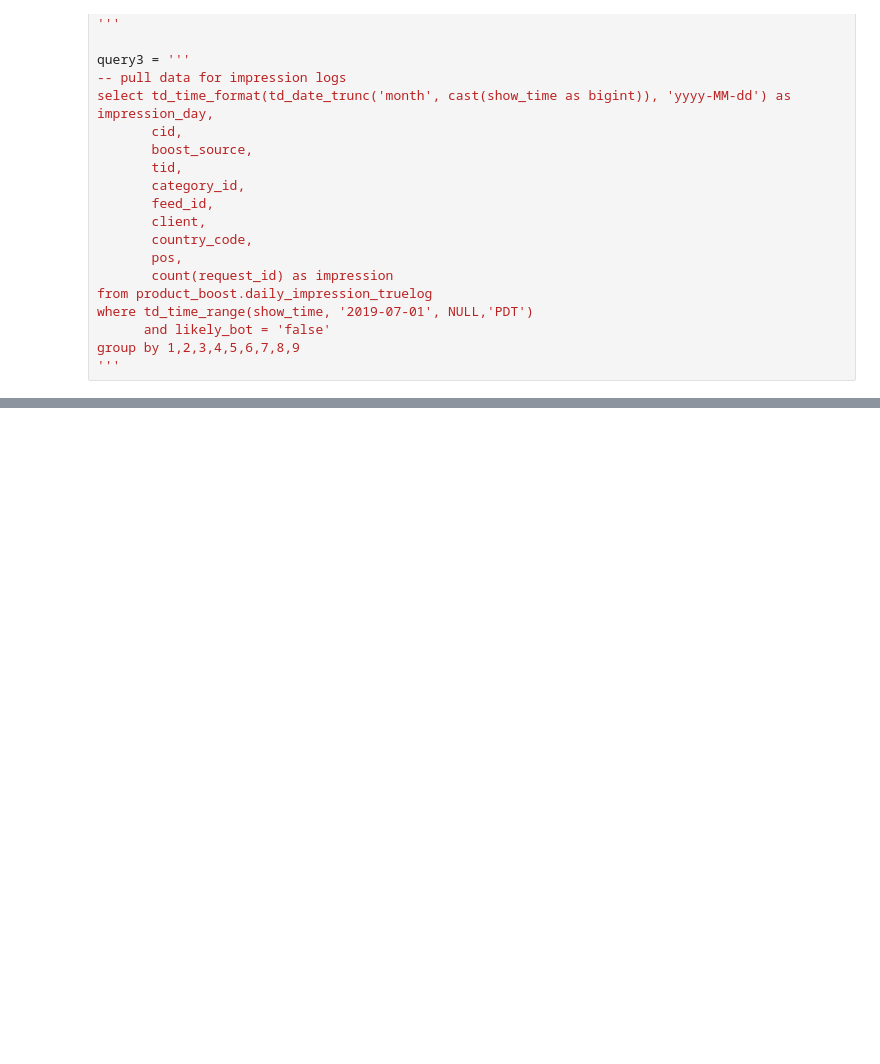
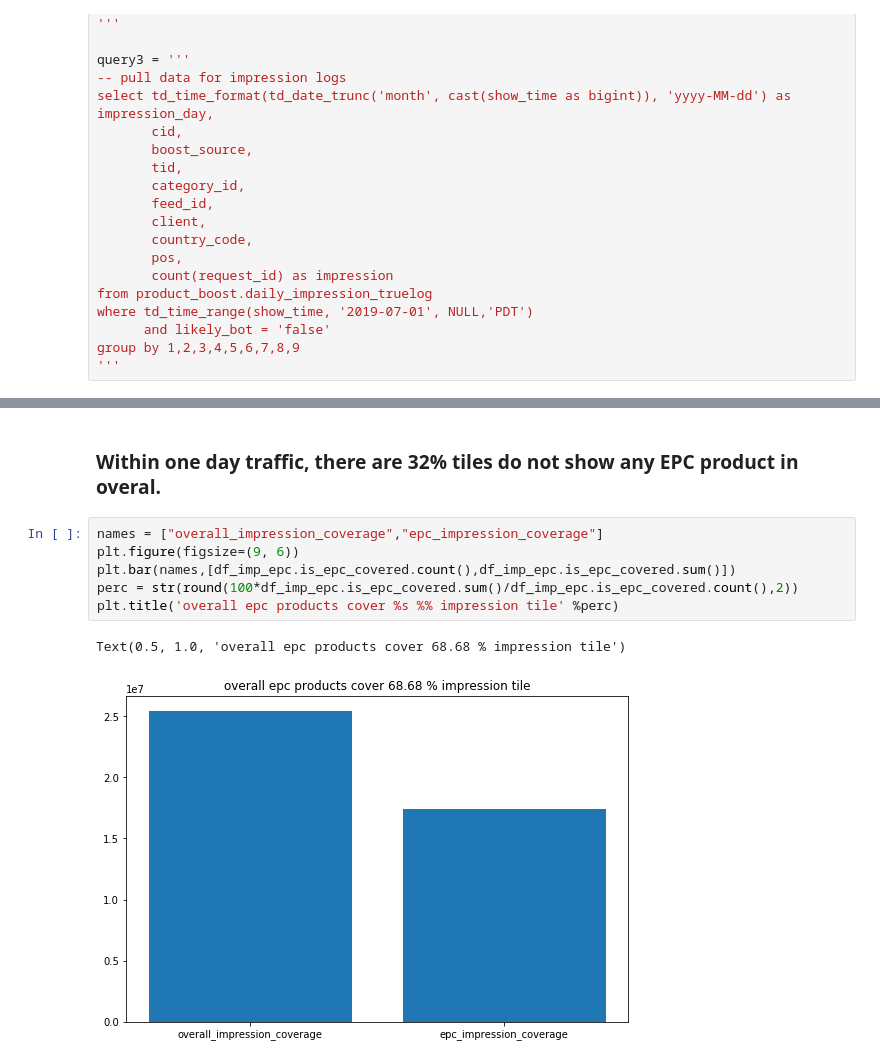
Before and after one commit to zzhang-wish/zzhang_logistics, a Jupyter notebook: EPC_prod_boost/EPC_boost_opportunity_analysis.ipynb, the cells around one changed output, grey strips where cells are left out. Drawn from its saved outputs; the diff is of its cells as text; blank space fills up the shorter version.

```diff
--- a/EPC_prod_boost/EPC_boost_opportunity_analysis.ipynb
+++ b/EPC_prod_boost/EPC_boost_opportunity_analysis.ipynb
@@ -63,0 +221,11 @@ group by 1,2,3,4,5,6,7,8,9
+# %% [markdown]
+### Within one day traffic, there are 32% tiles do not show any EPC product in overal.
+# %%
+names = ["overall_impression_coverage","epc_impression_coverage"]
+plt.figure(figsize=(9, 6))
+plt.bar(names,[df_imp_epc.is_epc_covered.count(),df_imp_epc.is_epc_covered.sum()])
+perc = str(round(100*df_imp_epc.is_epc_covered.sum()/df_imp_epc.is_epc_covered.count(),2))
+plt.title('overall epc products cover %s %% impression tile' %perc)
+# %% [output]
+Text(0.5, 1.0, 'overall epc products cover 68.68 % impression tile')
+[figure, added]
```
Also changed, not shown: parts of 25 cells of this notebook, 1 other file.
